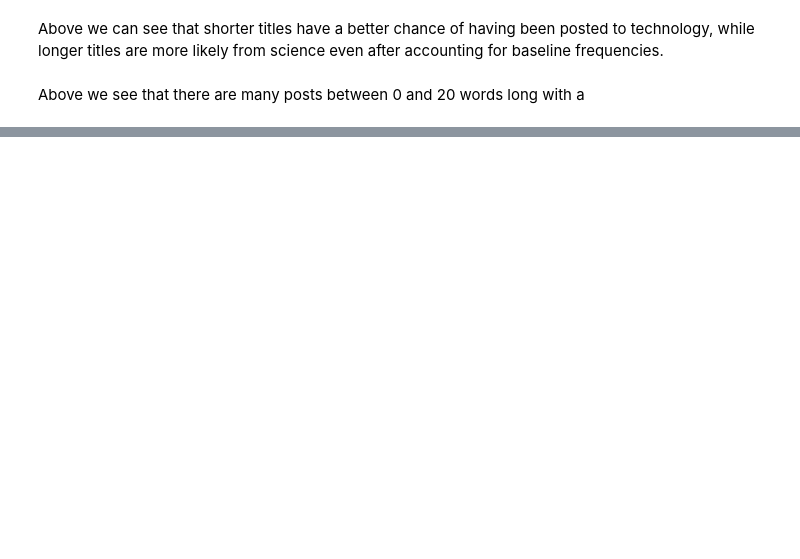
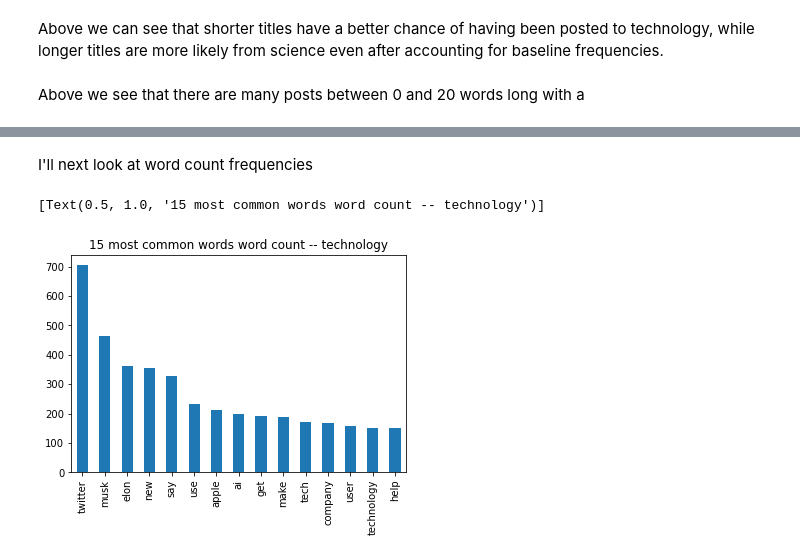
Before and after one commit to wcmohr/RedditClassification, a Jupyter notebook: 2_DataCleaning.ipynb, the cells around one changed output, grey strips where cells are left out. Saved outputs shown, nothing was run; the diff lists cells and outputs as text; code cells hidden in the pictures; blank space fills up the shorter version.

```diff
--- a/2_DataCleaning.ipynb
+++ b/2_DataCleaning.ipynb
@@ -275,0 +233,12 @@ Above we see that title character lengths under around 80 are more likely to hav
+# %% [markdown]
+I'll next look at word count frequencies
+# %%
+cv = CountVectorizer()
+vectors = cv.fit_transform(df[df['subreddit']=='technology']['title'])
+vectors.A
+wc_vec = pd.DataFrame(vectors.A, columns = cv.get_feature_names_out())
+wc_vec.sum().sort_values(ascending = False)[0:15].plot(kind = 'bar')\
+.set(title = '15 most common words word count -- technology')
+# %% [output]
+[Text(0.5, 1.0, '15 most common words word count -- technology')]
+[figure, added]
```
Also changed, not shown: parts of 31 cells of this notebook, 1 other file.
